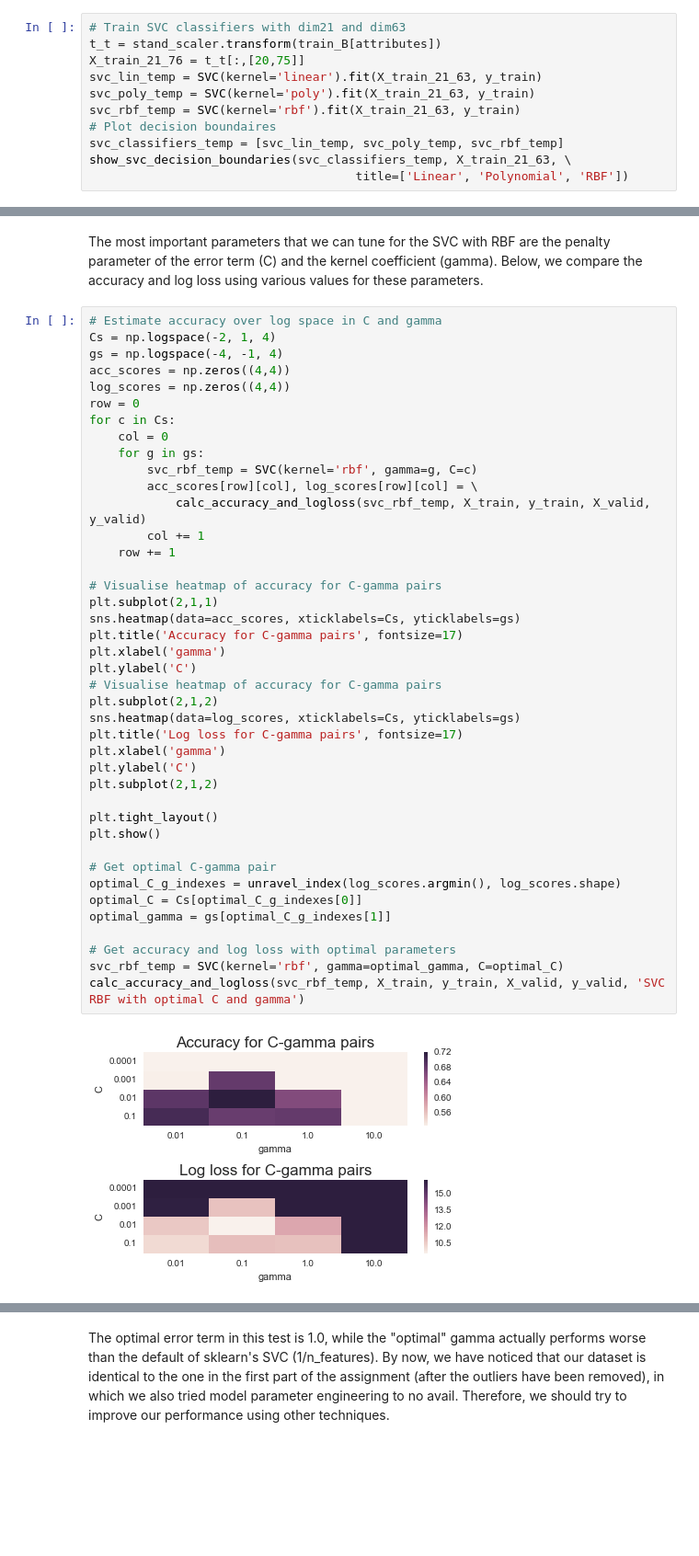
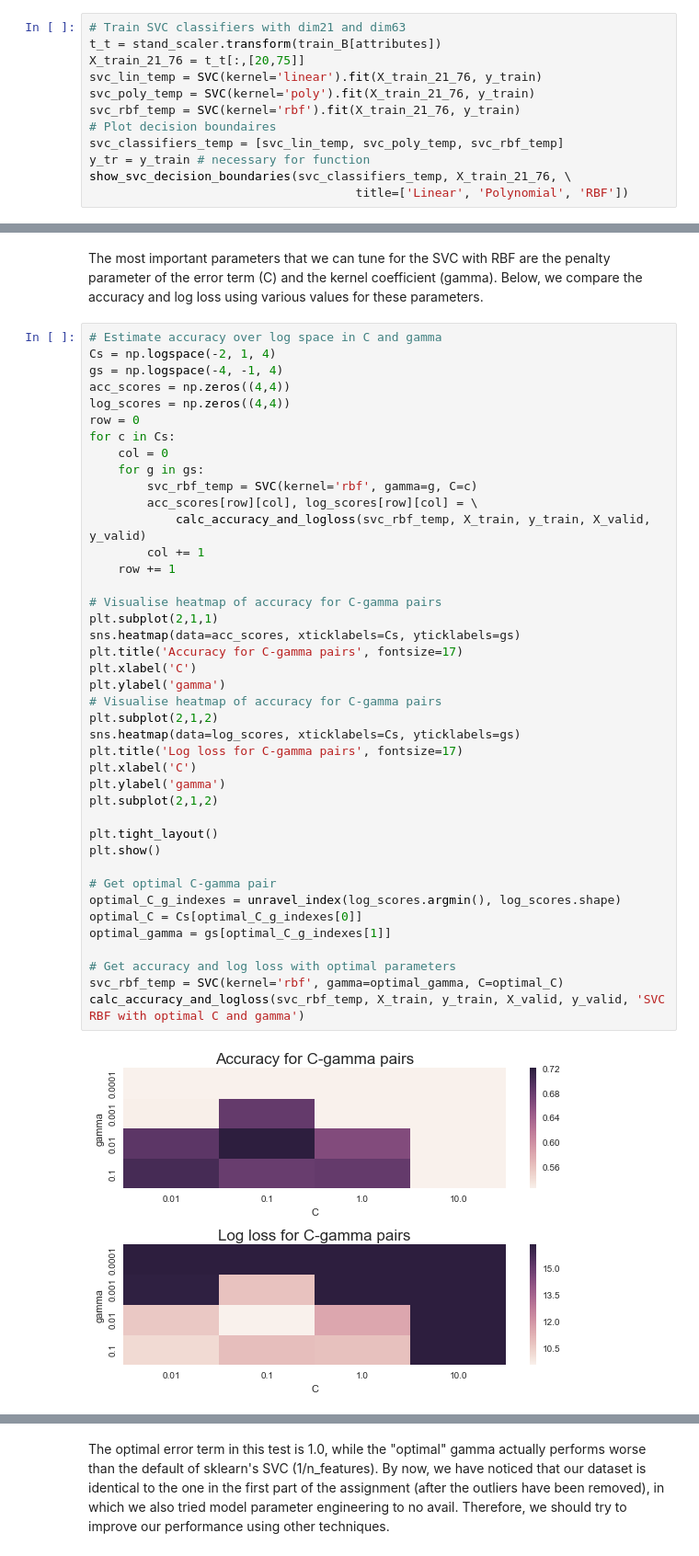
Before and after one commit to Dr-Alan-Turing/IAMachineLearning, a Jupyter notebook: 07_Assignment_3.ipynb, the cells around one changed output, grey strips where cells are left out. Shown at 92% size. Drawn from its saved outputs; the diff is of its cells as text; blank space fills up the shorter version.

```diff
--- a/07_Assignment_3.ipynb
+++ b/07_Assignment_3.ipynb
@@ -1023,12 +1023,13 @@ To get a better view of this, we can inspect the decision boundary of various SV
 # Train SVC classifiers with dim21 and dim63
 t_t = stand_scaler.transform(train_B[attributes])
 X_train_21_76 = t_t[:,[20,75]]
-svc_lin_temp = SVC(kernel='linear').fit(X_train_21_63, y_train)
-svc_poly_temp = SVC(kernel='poly').fit(X_train_21_63, y_train)
-svc_rbf_temp = SVC(kernel='rbf').fit(X_train_21_63, y_train)
+svc_lin_temp = SVC(kernel='linear').fit(X_train_21_76, y_train)
+svc_poly_temp = SVC(kernel='poly').fit(X_train_21_76, y_train)
+svc_rbf_temp = SVC(kernel='rbf').fit(X_train_21_76, y_train)
 # Plot decision boundaires
 svc_classifiers_temp = [svc_lin_temp, svc_poly_temp, svc_rbf_temp]
-show_svc_decision_boundaries(svc_classifiers_temp, X_train_21_63, \
+y_tr = y_train # necessary for function
+show_svc_decision_boundaries(svc_classifiers_temp, X_train_21_76, \
                                      title=['Linear', 'Polynomial', 'RBF'])
 # %% [output]
 [figure]
@@ -1102,38 +1103,38 @@ for c in Cs:
     col = 0
     for g in gs:
         svc_rbf_temp = SVC(kernel='rbf', gamma=g, C=c)
         acc_scores[row][col], log_scores[row][col] = \
             calc_accuracy_and_logloss(svc_rbf_temp, X_train, y_train, X_valid, y_valid)
         col += 1
     row += 1
 
 # Visualise heatmap of accuracy for C-gamma pairs
 plt.subplot(2,1,1)
 sns.heatmap(data=acc_scores, xticklabels=Cs, yticklabels=gs)
 plt.title('Accuracy for C-gamma pairs', fontsize=17)
-plt.xlabel('gamma')
-plt.ylabel('C')
+plt.xlabel('C')
+plt.ylabel('gamma')
 # Visualise heatmap of accuracy for C-gamma pairs
 plt.subplot(2,1,2)
 sns.heatmap(data=log_scores, xticklabels=Cs, yticklabels=gs)
 plt.title('Log loss for C-gamma pairs', fontsize=17)
-plt.xlabel('gamma')
-plt.ylabel('C')
+plt.xlabel('C')
+plt.ylabel('gamma')
 plt.subplot(2,1,2)
 
 plt.tight_layout()
 plt.show()
 
 # Get optimal C-gamma pair
 optimal_C_g_indexes = unravel_index(log_scores.argmin(), log_scores.shape)
 optimal_C = Cs[optimal_C_g_indexes[0]]
 optimal_gamma = gs[optimal_C_g_indexes[1]]
 
 # Get accuracy and log loss with optimal parameters
 svc_rbf_temp = SVC(kernel='rbf', gamma=optimal_gamma, C=optimal_C)
 calc_accuracy_and_logloss(svc_rbf_temp, X_train, y_train, X_valid, y_valid, 'SVC RBF with optimal C and gamma')
 # %% [output]
-[figure, old version]
+[figure, new version]
 Accuracy of SVC RBF with optimal C and gamma: 0.721473495058
 Log loss of SVC RBF with optimal C and gamma: 9.62005016578
 [0.72147349505840075, 9.6200501657830237]
```
Also changed, not shown: parts of 13 cells of this notebook.
